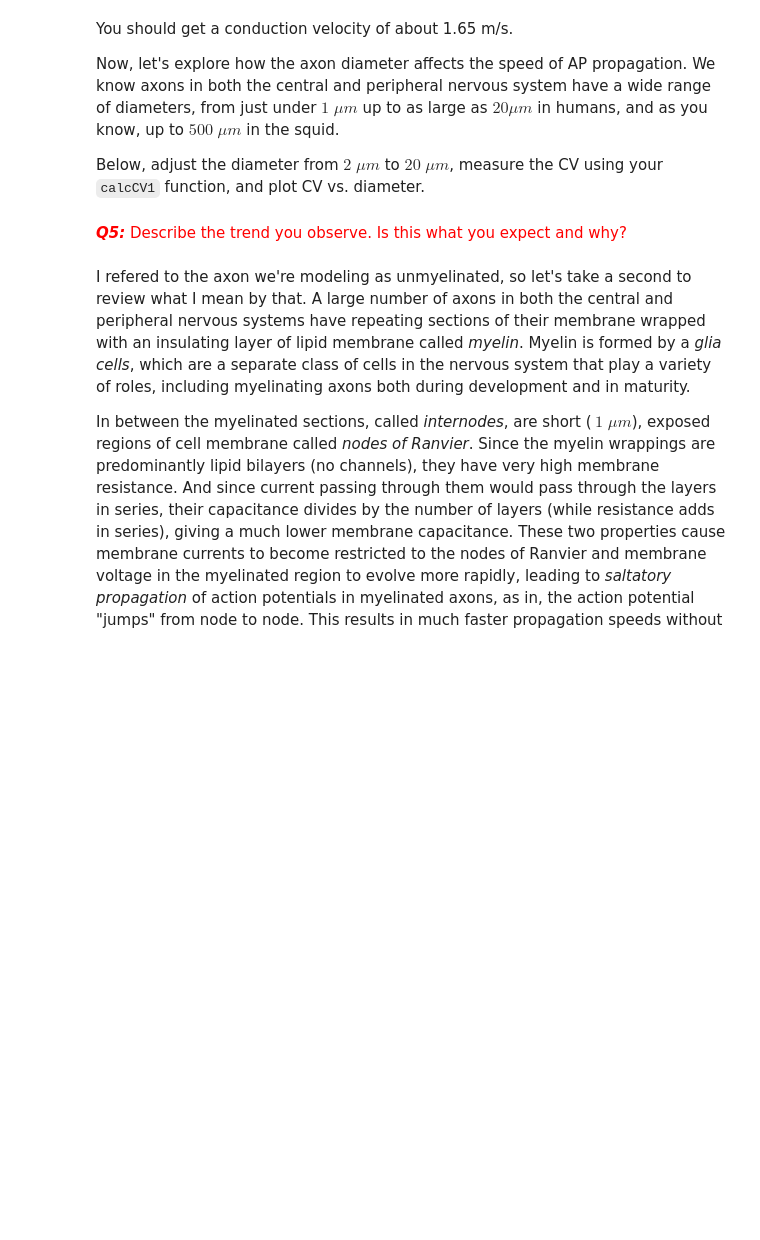
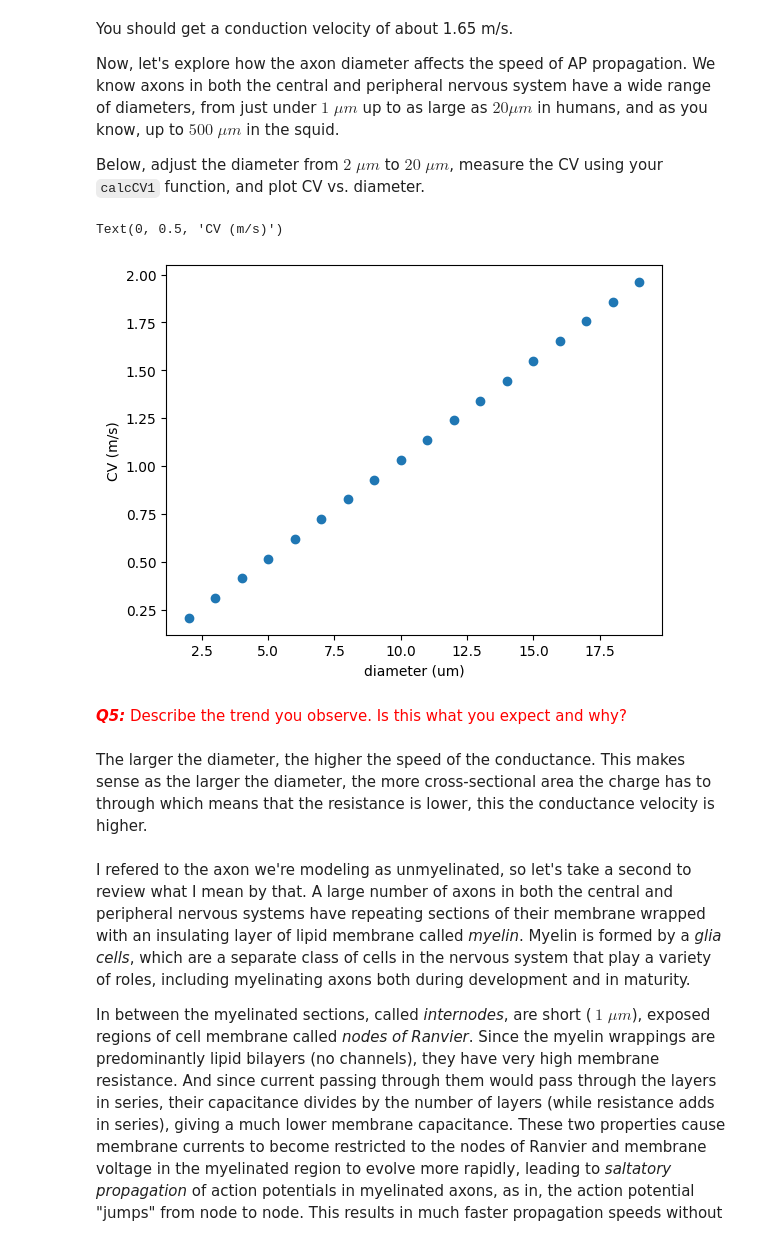
Before and after one commit to vincentyliu2001/BIO74.03-Exercises, a Jupyter notebook: CompModNervSys_exercise8.ipynb, the cells around one changed output. Drawn from its saved outputs; the diff is of its cells as text; code cells hidden in the pictures; blank space fills up the shorter version.

```diff
--- a/CompModNervSys_exercise8.ipynb
+++ b/CompModNervSys_exercise8.ipynb
@@ -168,8 +173,8 @@ The spatial profile of voltage increases over time.
 Now that we've seen how voltage evolves over time and decays in space, let's gain a deeper understanding of how the neuron's parameters determine the spatiotemporal voltage profile for a current input. We'll focus on the axon's diameter (`diam`), membrane resistance (`1/g_pas`), and axial resistivity (`Ra`) and see how varying these parameters by a factor of 0.2 or 5 affects the steady state voltage distribution. Finish the code block below, taking some time to understand what each section is doing, and answer the questions below.
 # %%
 # your code goes here
-t_ss =  # ms - steady state time to extract
-scaling_factors = [] # list of scaling factors
+t_ss =  3 # ms - steady state time to extract
+scaling_factors = [0.2, 1, 3, 5] # list of scaling factors
 # Effect of diameter
 diam0 = 5 # um - initial diameter (um)
 Vss_diams = []
@@ -209,7 +214,7 @@ Vss_all = [Vss_diams,Vss_Rms,Vss_Ras]
 for Vss,name in zip(Vss_all,var_names):
     fig = make_subplots(rows = 1,cols = 1)
     for Vssi,f in zip(Vss,scaling_factors):
-        fig.add_trace(go.Scatter(x=x_vals,y=Vssi,showlegend=True,name='x{}'.format(f)))
+        fig.add_trace(go.Scatter(x=x_vals,y=Vssi/Vssi.max(),showlegend=True,name='x{}'.format(f)))
     fig.update_layout(title=name)
     fig['layout']['yaxis']['title'] = 'V (mV)'
     fig['layout']['xaxis']['title'] = 'x (um)'
@@ -240,9 +251,9 @@ For simulation settings, set the initial voltage to $-65 \; mV$, time step to $0
 # %%
 uaxon = h.Section(name='uaxon')
 # Model geometry
-uaxon.diam =  # um
-uaxon.L =  # um
-uaxon.nseg =
+uaxon.diam =  10 # um
+uaxon.L =  5e3 # um
+uaxon.nseg = 55
 # Model biophysics
 
 # Stimulation
@@ -253,6 +264,7 @@ iclamp2.dur = 0.1
 # Recording
 Vprox = h.Vector().record(uaxon(0.1)._ref_v) # proximal
 Vdist = h.Vector().record(uaxon(0.9)._ref_v) # distal
+t_vec.record(h._ref_t)
 # Simulation settings
 h.v_init = -65
 h.steps_per_ms = 1/.01
@@ -272,10 +289,10 @@ Below, finish the function calculating conduction velocity (CV) using the voltag
 # %%
 def calcCV1(V1,V2,x1,x2,L,t_vec):
     AP_peak1_ind = np.argmax(V1)
-    AP_peak2_ind = # your code goes here
-    deltax = L*abs(x2 - x1)*1e-3 # distance (converted to mm)
+    AP_peak2_ind = np.argmax(V2) # your code goes here
+    deltax = L*abs(x2 - x1) # distance (converted to mm)
     deltat = abs(t_vec[AP_peak1_ind] - t_vec[AP_peak2_ind]) # difference in timing in ms
-    CV = # your code goes here
+    CV = deltax / deltat # your code goes here
     return CV
 
 # your code goes here
@@ -288,20 +305,27 @@ Below, adjust the diameter from $2 \; \mu m$ to $20 \; \mu m$, measure the CV us
 # %%
 diams = np.arange(2,20,1)
 CVs = []
 h.celsius = 20
 for d in diams:
     uaxon.diam = d
     # your code goes here
+    CVs.append(calcCV1(Vprox, Vdist, .1, .9, d, t_vec))
+
 
 uaxon.diam = 10 # reset to original
 fig = plt.figure()
 ax = fig.add_subplot(111)
 ax.plot(diams,CVs,'o')
 ax.set_xlabel('diameter (um)')
 ax.set_ylabel('CV (m/s)')
+# %% [output]
+Text(0, 0.5, 'CV (m/s)')
+[figure, added]
 # %% [markdown]
 <span style="color:red">***Q5:*** Describe the trend you observe. Is this what you expect and why?
 </span>
+# %% [markdown]
+The larger the diameter, the higher the speed of the conductance. This makes sense as the larger the diameter, the more cross-sectional area the charge has to through which means that the resistance is lower, this the conductance velocity is higher.
 # %% [markdown]
 I refered to the axon we're modeling as unmyelinated, so let's take a second to review what I mean by that. A large number of axons in both the central and peripheral nervous systems have repeating sections of their membrane wrapped with an insulating layer of lipid membrane called *myelin*. Myelin is formed by a *glia cells*, which are a separate class of cells in the nervous system that play a variety of roles, including myelinating axons both during development and in maturity.
 
```
Also changed, not shown: parts of 16 cells of this notebook.
